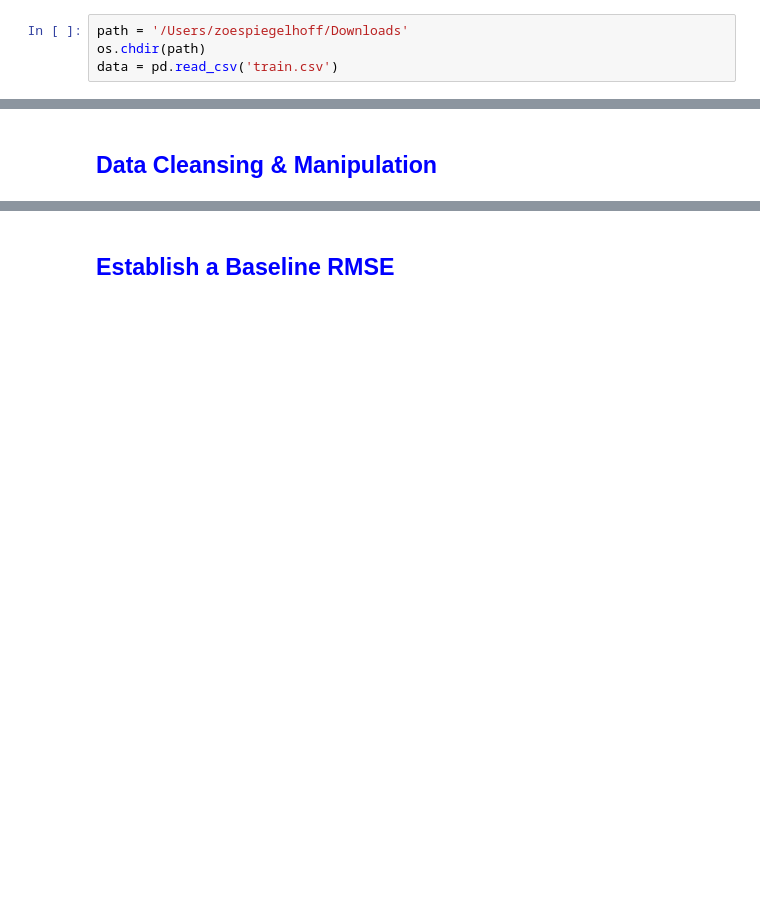
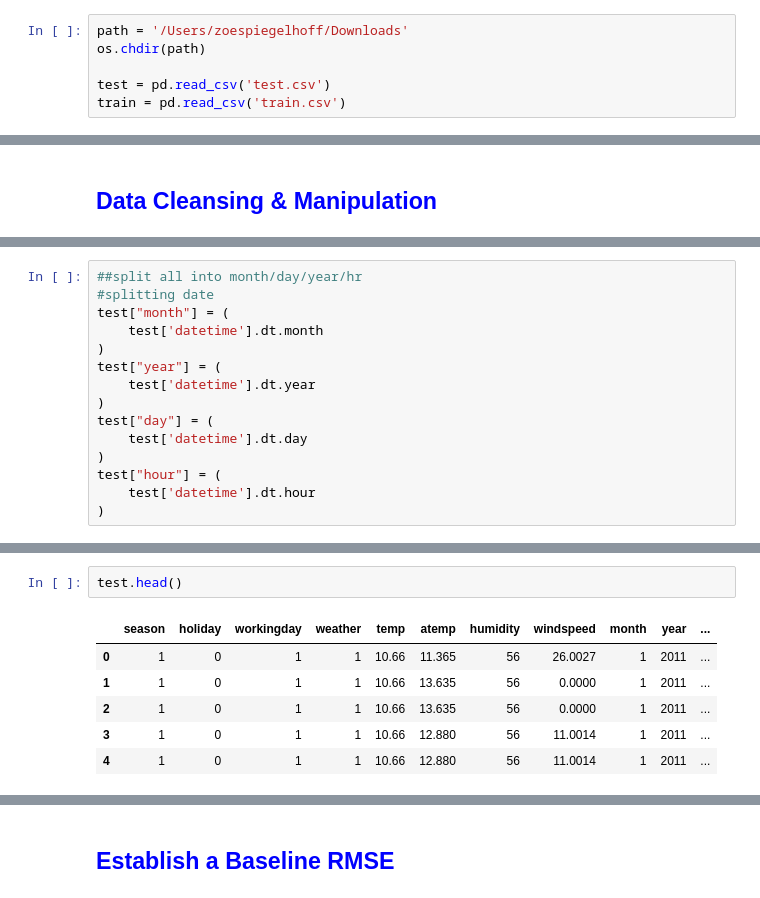
Before and after one commit to zspieges/bike-share-pred, a Jupyter notebook: BikeShare.ipynb, the cells around one changed output, grey strips where cells are left out. Saved outputs shown, nothing was run; the diff lists cells and outputs as text; blank space fills up the shorter version.

```diff
--- a/BikeShare.ipynb
+++ b/BikeShare.ipynb
@@ -78,5 +62,7 @@ def plot_learning_curve( history ):
 # %%
 path = '/Users/zoespiegelhoff/Downloads'
 os.chdir(path)
-data = pd.read_csv('train.csv')
+
+test = pd.read_csv('test.csv')
+train = pd.read_csv('train.csv')
 # %%
@@ -118,3 +139,18 @@ data["hour"] = (
 )
+# %%
+##split all into month/day/year/hr
+#splitting date
+test["month"] = (
+    test['datetime'].dt.month
+)
+test["year"] = (
+    test['datetime'].dt.year
+)
+test["day"] = (
+    test['datetime'].dt.day
+)
+test["hour"] = (
+    test['datetime'].dt.hour
+)
 # %%
 #drop datetimes
@@ -122 +176,10 @@ data.drop(columns=['datetime'], inplace=True)
+# %%
+test.head()
+# %% [output]
+|  | season | holiday | workingday | weather | temp | atemp | humidity | windspeed | month | year | ... |
+| 0 | 1 | 0 | 1 | 1 | 10.66 | 11.365 | 56 | 26.0027 | 1 | 2011 | ... |
+| 1 | 1 | 0 | 1 | 1 | 10.66 | 13.635 | 56 | 0.0000 | 1 | 2011 | ... |
+| 2 | 1 | 0 | 1 | 1 | 10.66 | 13.635 | 56 | 0.0000 | 1 | 2011 | ... |
+| 3 | 1 | 0 | 1 | 1 | 10.66 | 12.880 | 56 | 11.0014 | 1 | 2011 | ... |
+| 4 | 1 | 0 | 1 | 1 | 10.66 | 12.880 | 56 | 11.0014 | 1 | 2011 | ... |
 # %%
```
Also changed, not shown: parts of 20 cells of this notebook.
